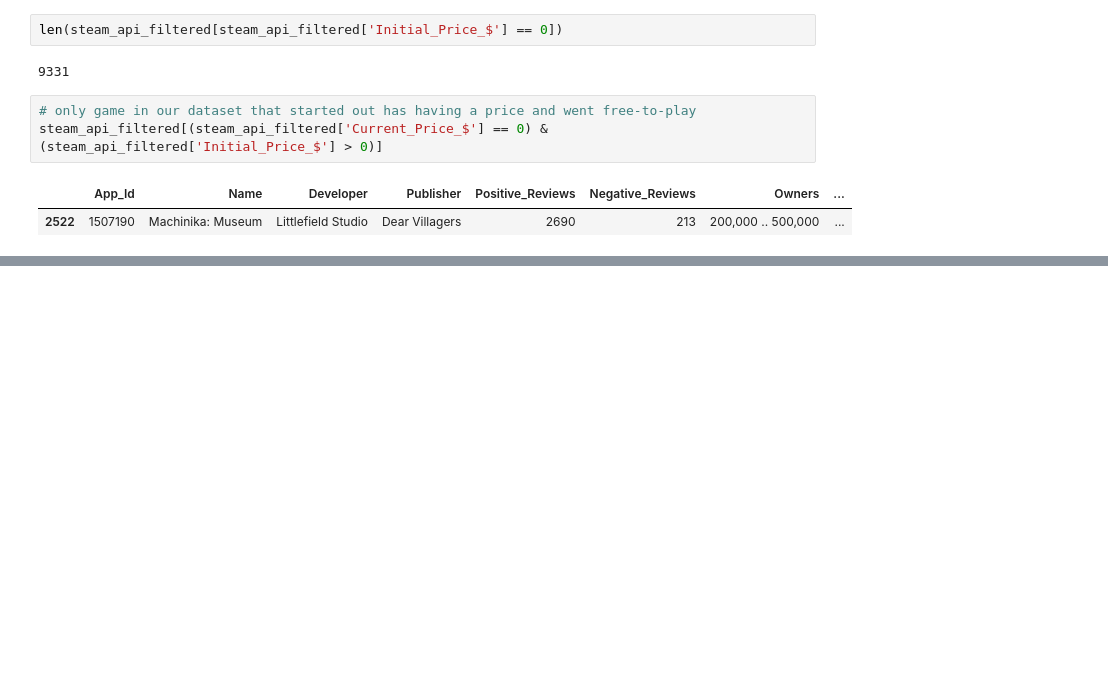
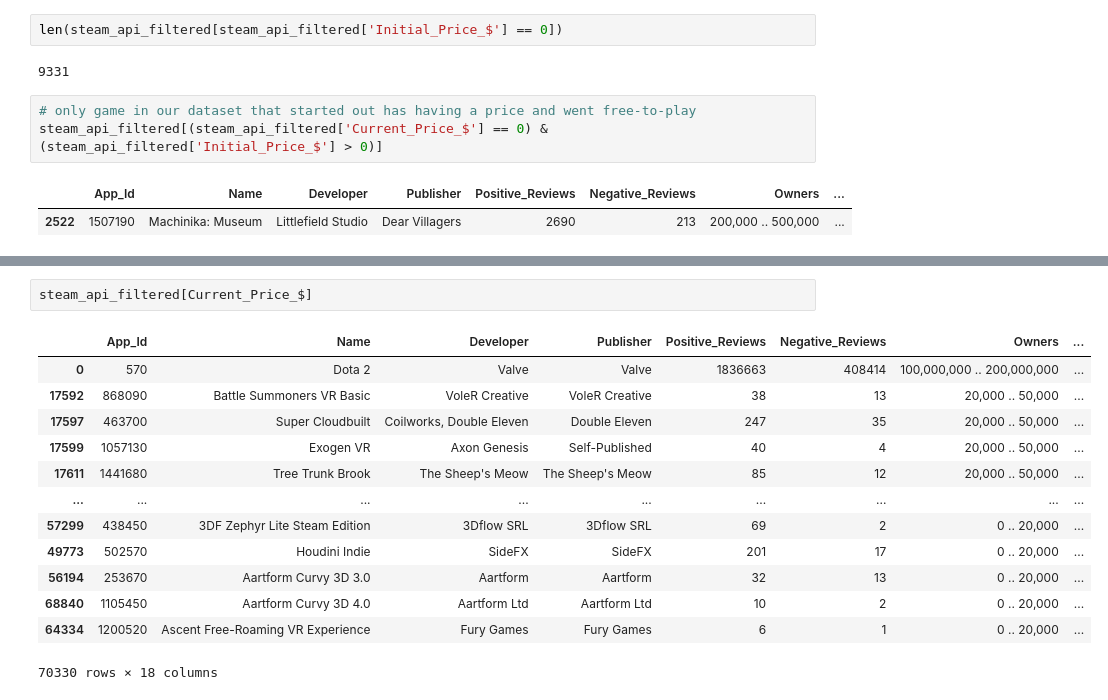
Before and after one commit to barbsjean/Steam_data_analysis, a Jupyter notebook: The Steam Notebook.ipynb, the cells around one changed output, grey strips where cells are left out. Cells and saved outputs as stored; diff of their text form; blank space fills up the shorter version.

```diff
--- a/The Steam Notebook.ipynb
+++ b/The Steam Notebook.ipynb
@@ -994,0 +1007,16 @@ free_games_filtered.value_counts(['Developer', 'Publisher']).reset_index()
+# %%
+steam_api_filtered[Current_Price_$]
+# %% [output]
+|  | App_Id | Name | Developer | Publisher | Positive_Reviews | Negative_Reviews | Owners | ... |
+| 0 | 570 | Dota 2 | Valve | Valve | 1836663 | 408414 | 100,000,000 .. 200,000,000 | ... |
+| 17592 | 868090 | Battle Summoners VR Basic | VoleR Creative | VoleR Creative | 38 | 13 | 20,000 .. 50,000 | ... |
+| 17597 | 463700 | Super Cloudbuilt | Coilworks, Double Eleven | Double Eleven | 247 | 35 | 20,000 .. 50,000 | ... |
+| 17599 | 1057130 | Exogen VR | Axon Genesis | Self-Published | 40 | 4 | 20,000 .. 50,000 | ... |
+| 17611 | 1441680 | Tree Trunk Brook | The Sheep's Meow | The Sheep's Meow | 85 | 12 | 20,000 .. 50,000 | ... |
+| ... | ... | ... | ... | ... | ... | ... | ... | ... |
+| 57299 | 438450 | 3DF Zephyr Lite Steam Edition | 3Dflow SRL | 3Dflow SRL | 69 | 2 | 0 .. 20,000 | ... |
+| 49773 | 502570 | Houdini Indie | SideFX | SideFX | 201 | 17 | 0 .. 20,000 | ... |
+| 56194 | 253670 | Aartform Curvy 3D 3.0 | Aartform | Aartform | 32 | 13 | 0 .. 20,000 | ... |
+| 68840 | 1105450 | Aartform Curvy 3D 4.0 | Aartform Ltd | Aartform Ltd | 10 | 2 | 0 .. 20,000 | ... |
+| 64334 | 1200520 | Ascent Free-Roaming VR Experience | Fury Games | Fury Games | 6 | 1 | 0 .. 20,000 | ... |
+70330 rows × 18 columns
```
Also changed, not shown: parts of 62 cells of this notebook, 2 other files.
